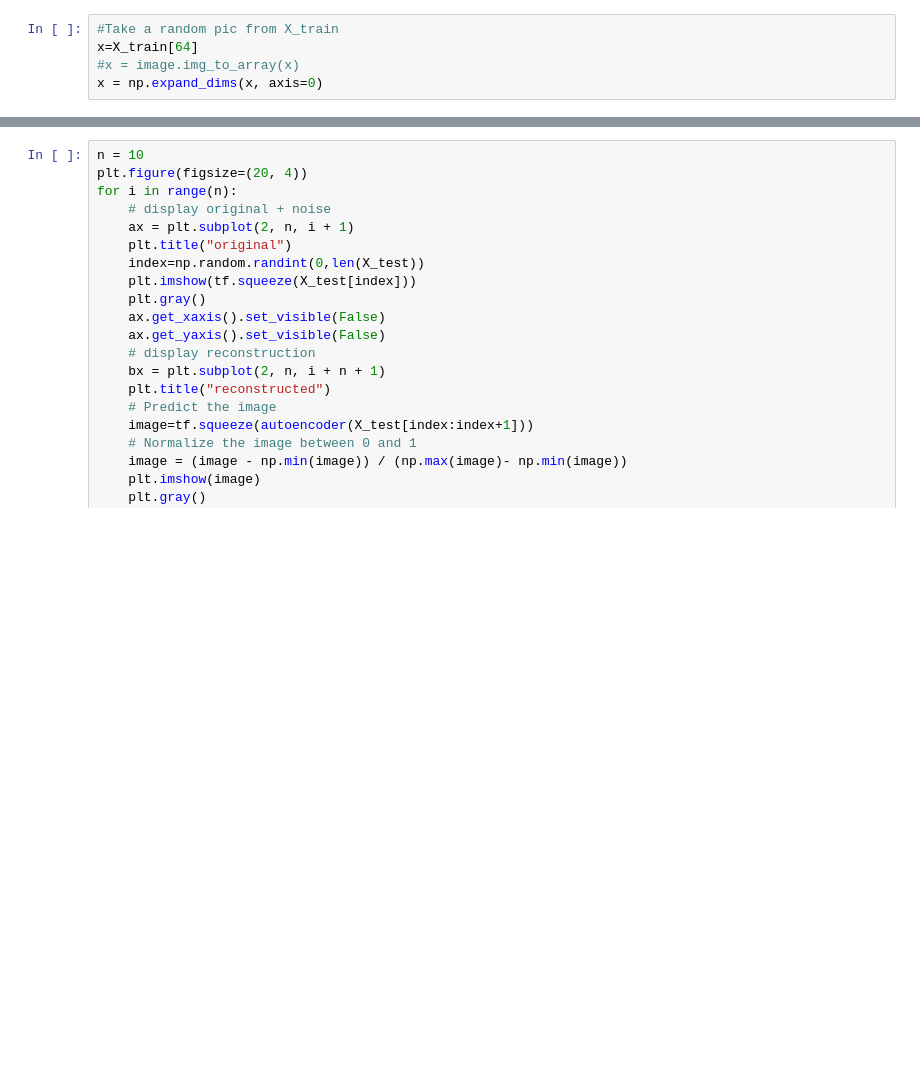
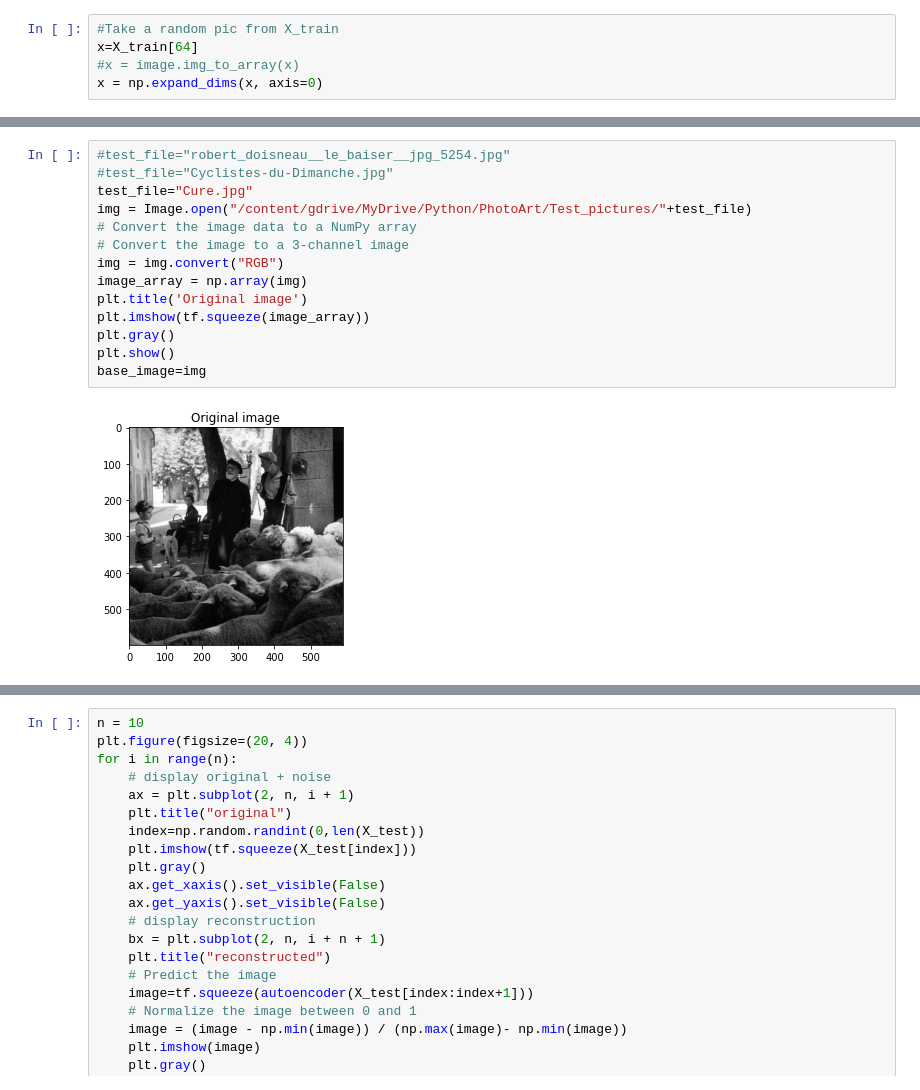
Before and after one commit to Smartsie/Playground, a Jupyter notebook: PhotoArt_Autoencoder2.ipynb, the cells around one changed output, grey strips where cells are left out. Cells and saved outputs as stored; diff of their text form; blank space fills up the shorter version.

```diff
--- a/PhotoArt_Autoencoder2.ipynb
+++ b/PhotoArt_Autoencoder2.ipynb
@@ -196,0 +236,16 @@ np.shape(feat.ravel())
+# %%
+#test_file="robert_doisneau__le_baiser__jpg_5254.jpg"
+#test_file="Cyclistes-du-Dimanche.jpg"
+test_file="Cure.jpg"
+img = Image.open("/content/gdrive/MyDrive/Python/PhotoArt/Test_pictures/"+test_file)
+# Convert the image data to a NumPy array
+# Convert the image to a 3-channel image
+img = img.convert("RGB")
+image_array = np.array(img)
+plt.title('Original image')
+plt.imshow(tf.squeeze(image_array))
+plt.gray()
+plt.show()
+base_image=img
+# %% [output]
+[figure, added]
```
Also changed, not shown: parts of 15 cells of this notebook.
